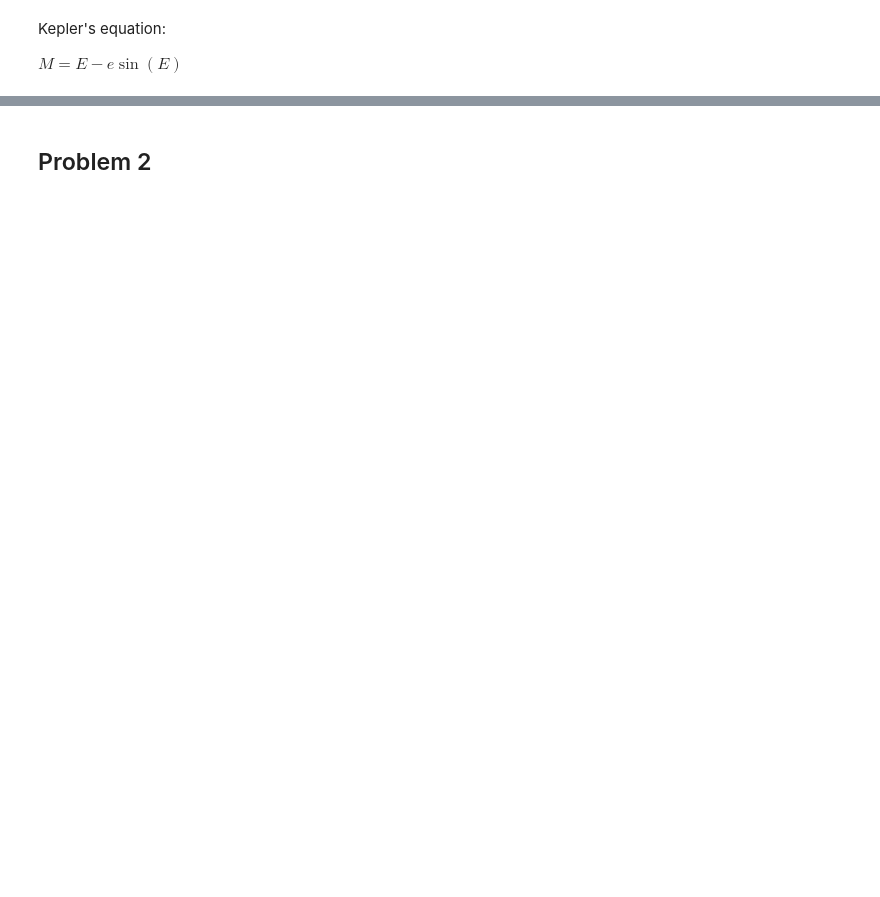
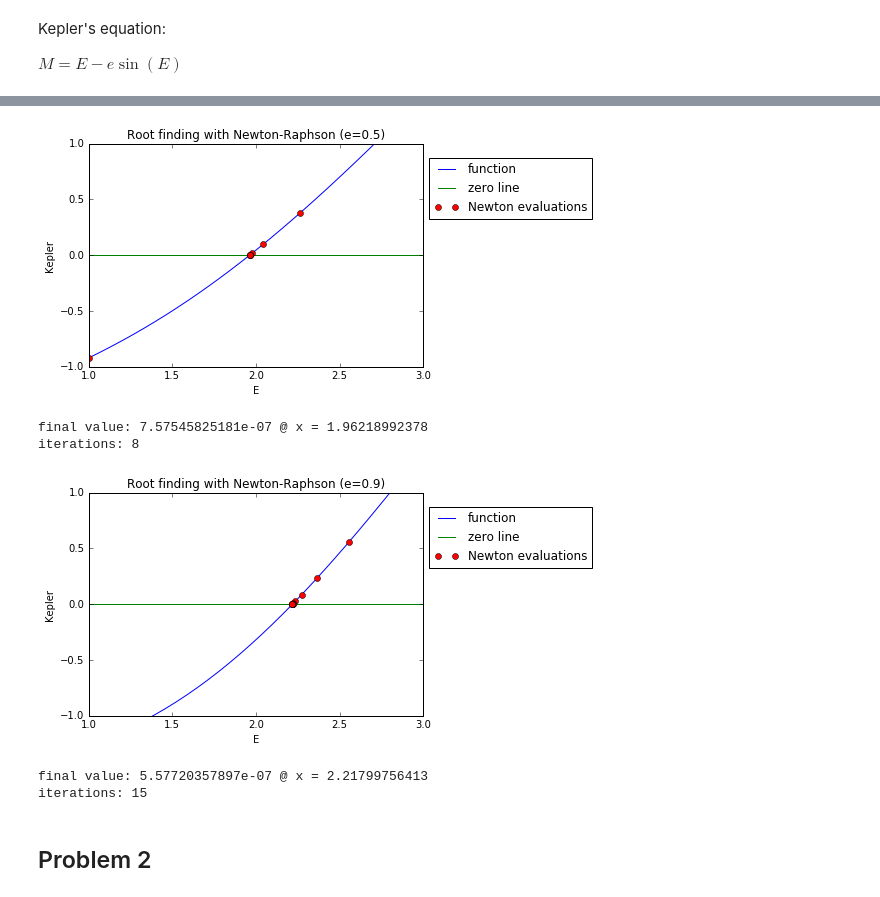
Before and after one commit to spencer501/ASTR427, a Jupyter notebook: HW3/Homework 3.ipynb, the cells around one changed output, grey strips where cells are left out. Drawn from its saved outputs; the diff is of its cells as text; code cells hidden in the pictures; blank space fills up the shorter version.

```diff
--- a/HW3/Homework 3.ipynb
+++ b/HW3/Homework 3.ipynb
@@ -189,2 +235,50 @@ plt.show()
+# %%
+# 1(b) newton
+
+x2_val, fx2_val, itr5 = findNewtonRoot(kepler1, d_kepler1, 1., tol)
+x3_val, fx3_val, itr6 = findNewtonRoot(kepler2, d_kepler2, 1., tol)
+# %%
+E = np.linspace(0, 2*np.pi, 100)
+
+plt.figure(1)
+plt.xlim(1, 3)
+plt.ylim(-1, 1)
+plt.plot(E, kepler1(E), label='function')
+plt.plot(E, [0]*E, label='zero line')
+plt.plot(x2_val, fx2_val, marker='o', linestyle='none', label='Newton evaluations')
+
+plt.title('Root finding with Newton-Raphson (e=0.5)')
+plt.xlabel('E')
+plt.ylabel('Kepler')
+plt.legend(loc='center left', bbox_to_anchor=(1, 0.8))
+plt.show()
+
+print "final value:", fx2_val[-1], "@ x =", x2_val[-1]
+print "iterations:", itr5
+print '\n'
+
+
+plt.figure(2)
+plt.xlim(1, 3)
+plt.ylim(-1, 1)
+plt.plot(E, kepler2(E), label='function')
+plt.plot(E, [0]*E, label='zero line')
+plt.plot(x3_val, fx3_val, marker='o', linestyle='none', label='Newton evaluations')
+
+plt.title('Root finding with Newton-Raphson (e=0.9)')
+plt.xlabel('E')
+plt.ylabel('Kepler')
+plt.legend(loc='center left', bbox_to_anchor=(1, 0.8))
+plt.show()
+
+print "final value:", fx3_val[-1], "@ x =", x3_val[-1]
+print "iterations:", itr6
+# %% [output]
+[figure, added]
+final value: 7.57545825181e-07 @ x = 1.96218992378
+iterations: 8
+[figure, added]
+final value: 5.57720357897e-07 @ x = 2.21799756413
+iterations: 15
 # %% [markdown]
 ## Problem 2
```
Also changed, not shown: parts of 11 cells of this notebook.
